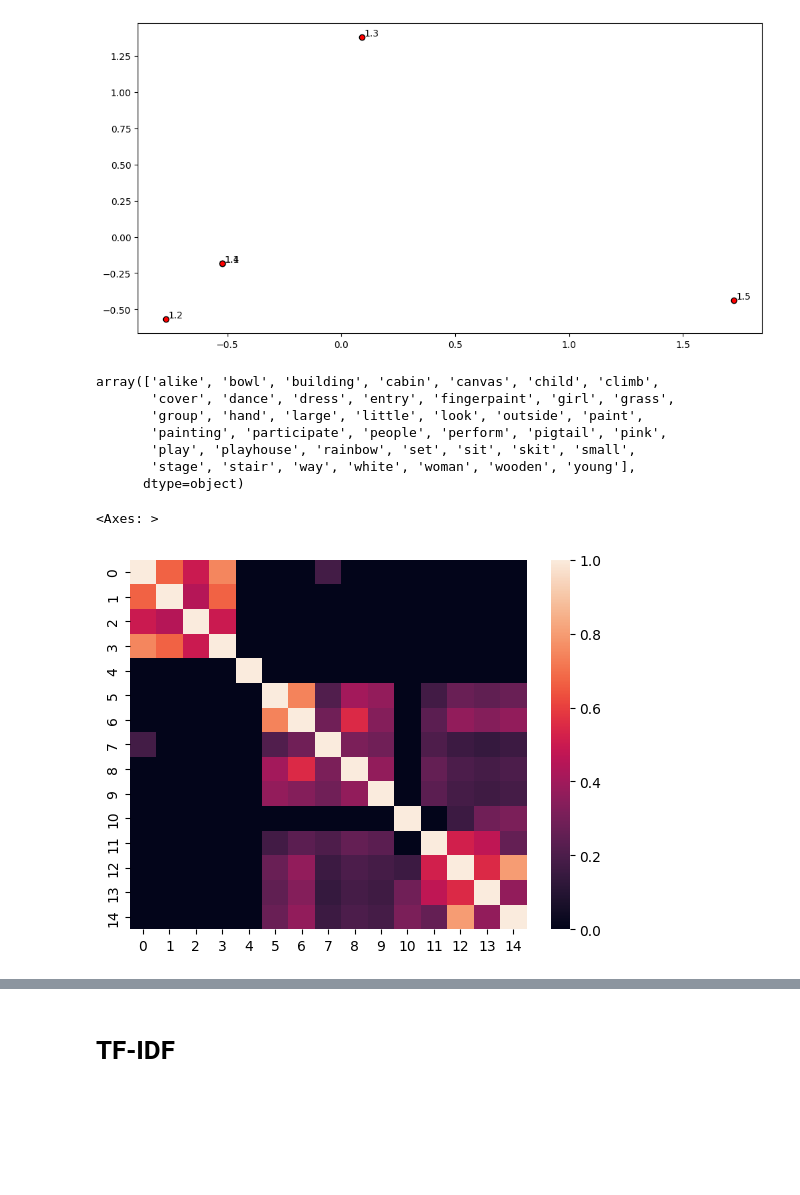
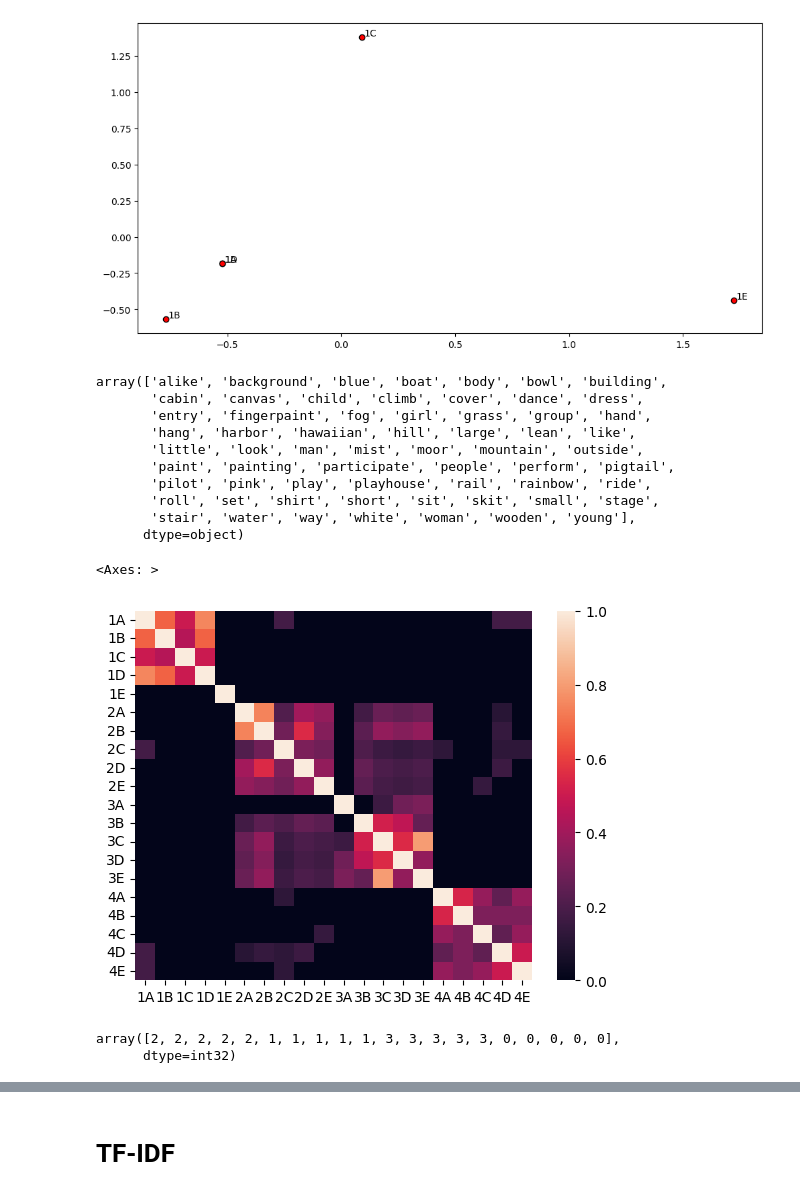
Before and after one commit to ak-malone/NLU, a Jupyter notebook: examples.ipynb, the cells around one changed output, grey strips where cells are left out. Drawn from its saved outputs; the diff is of its cells as text; code cells hidden in the pictures; blank space fills up the shorter version.

```diff
--- a/examples.ipynb
+++ b/examples.ipynb
@@ -180,6 +186,8 @@ cv.get_feature_names_out()
 # %% [output]
 array(['alike', 'dance', 'group', 'look', 'participate', 'people',
        'perform', 'skit', 'stage', 'white', 'woman'], dtype=object)
+# %%
+pic_sentence_labels = [n+l for n in ['1','2','3','4'] for l in ['A','B','C','D','E']]
 # %%
 twodim = PCA().fit_transform(X2.toarray())[:,:2]
 plt.figure(figsize=(12,6))
@@ -191,21 +199,36 @@ plt.show()
 [figure]
 # %%
 cv = CountVectorizer()
-X3 = cv.fit_transform(processed_pic11013+processed_pic16+processed_pic2)
+X3 = cv.fit_transform(processed_pic11013+processed_pic16+processed_pic2+processed_pic31782)
 cv.get_feature_names_out()
 # %% [output]
-array(['alike', 'bowl', 'building', 'cabin', 'canvas', 'child', 'climb',
-       'cover', 'dance', 'dress', 'entry', 'fingerpaint', 'girl', 'grass',
-       'group', 'hand', 'large', 'little', 'look', 'outside', 'paint',
-       'painting', 'participate', 'people', 'perform', 'pigtail', 'pink',
-       'play', 'playhouse', 'rainbow', 'set', 'sit', 'skit', 'small',
-       'stage', 'stair', 'way', 'white', 'woman', 'wooden', 'young'],
+array(['alike', 'background', 'blue', 'boat', 'body', 'bowl', 'building',
+       'cabin', 'canvas', 'child', 'climb', 'cover', 'dance', 'dress',
+       'entry', 'fingerpaint', 'fog', 'girl', 'grass', 'group', 'hand',
+       'hang', 'harbor', 'hawaiian', 'hill', 'large', 'lean', 'like',
+       'little', 'look', 'man', 'mist', 'moor', 'mountain', 'outside',
+       'paint', 'painting', 'participate', 'people', 'perform', 'pigtail',
+       'pilot', 'pink', 'play', 'playhouse', 'rail', 'rainbow', 'ride',
+       'roll', 'set', 'shirt', 'short', 'sit', 'skit', 'small', 'stage',
+       'stair', 'water', 'way', 'white', 'woman', 'wooden', 'young'],
       dtype=object)
 # %%
-sns.heatmap(cosine_similarity(X3))
+sns.heatmap(cosine_similarity(X3), xticklabels=pic_sentence_labels, yticklabels=pic_sentence_labels)
 # %% [output]
 <Axes: >
-[figure, old version]
+[figure, new version]
+# %%
+from sklearn.cluster import KMeans
+cls = KMeans(n_clusters=4)
+cls.fit_predict(X3)
+
+# to get cluster labels for the dataset used while
+# training the model (used for models that do not
+# support prediction on new dataset).
+cls.labels_
+# %% [output]
+array([2, 2, 2, 2, 2, 1, 1, 1, 1, 1, 3, 3, 3, 3, 3, 0, 0, 0, 0, 0],
+      dtype=int32)
 # %%
 twodim = PCA().fit_transform(X3.toarray())[:,:2]
 plt.figure(figsize=(12,6))
```
Also changed, not shown: parts of 27 cells of this notebook.
